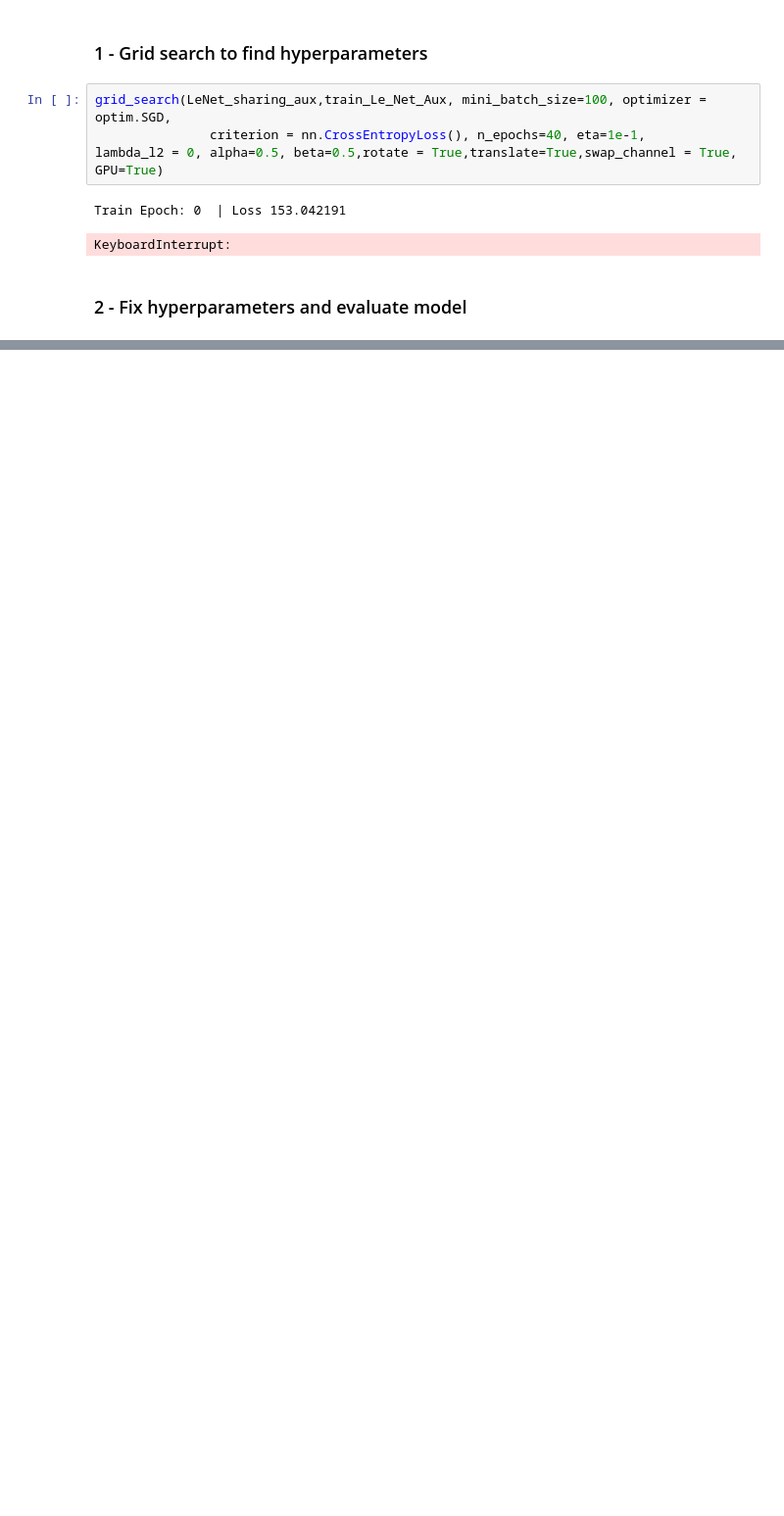
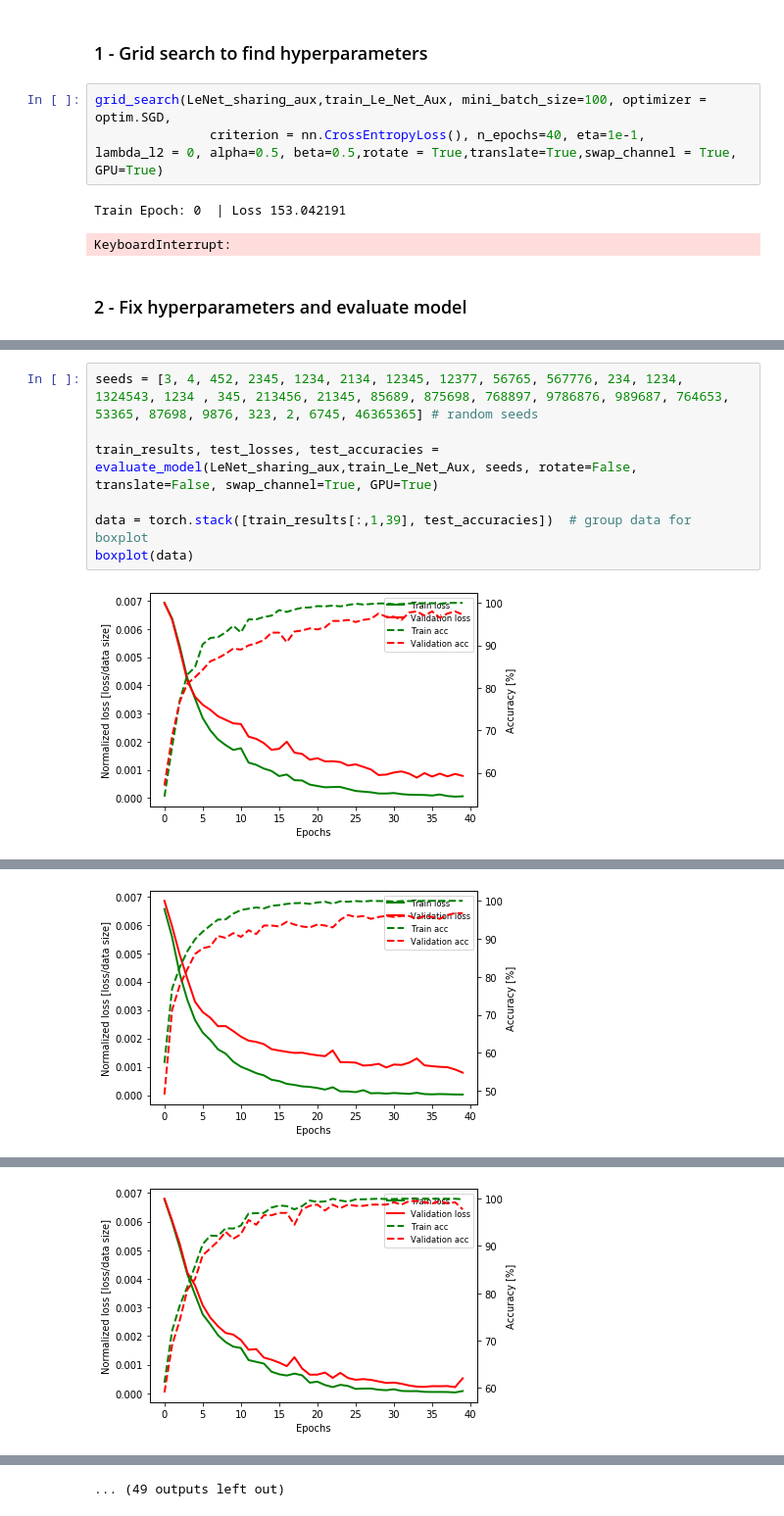
Before and after one commit to raphaelreis/EE559-DeepLearning-MiniProjects, a Jupyter notebook: Proj1/analysis/kernel_aux.ipynb, the cells around one changed output, grey strips where cells are left out. Shown at 98% size. Saved outputs shown, nothing was run; the diff lists cells and outputs as text; blank space fills up the shorter version.

```diff
--- a/Proj1/analysis/kernel_aux.ipynb
+++ b/Proj1/analysis/kernel_aux.ipynb
@@ -50,0 +27,9 @@ Test Set | Loss: 0.0018 | Accuracy: 95.20%
+# %%
+seeds = [3, 4, 452, 2345, 1234, 2134, 12345, 12377, 56765, 567776, 234, 1234, 1324543, 1234 , 345, 213456, 21345, 85689, 875698, 768897, 9786876, 989687, 764653, 53365, 87698, 9876, 323, 2, 6745, 46365365] # random seeds
+
+train_results, test_losses, test_accuracies = evaluate_model(LeNet_sharing_aux,train_Le_Net_Aux, seeds, rotate=False, translate=False, swap_channel=True, GPU=True)
+
+data = torch.stack([train_results[:,1,39], test_accuracies])  # group data for boxplot
+boxplot(data)
+# %% [output]
+[figure, added]
@@ -50,0 +37 @@ Test Set | Loss: 0.0018 | Accuracy: 95.20%
+[figure, added]
@@ -50,0 +39 @@ Test Set | Loss: 0.0018 | Accuracy: 95.20%
+[figure, added]
@@ -50,0 +47 @@ Test Set | Loss: 0.0018 | Accuracy: 95.20%
+... (49 outputs left out)
```
Also changed, not shown: parts of 3 cells of this notebook, 7 other files.
